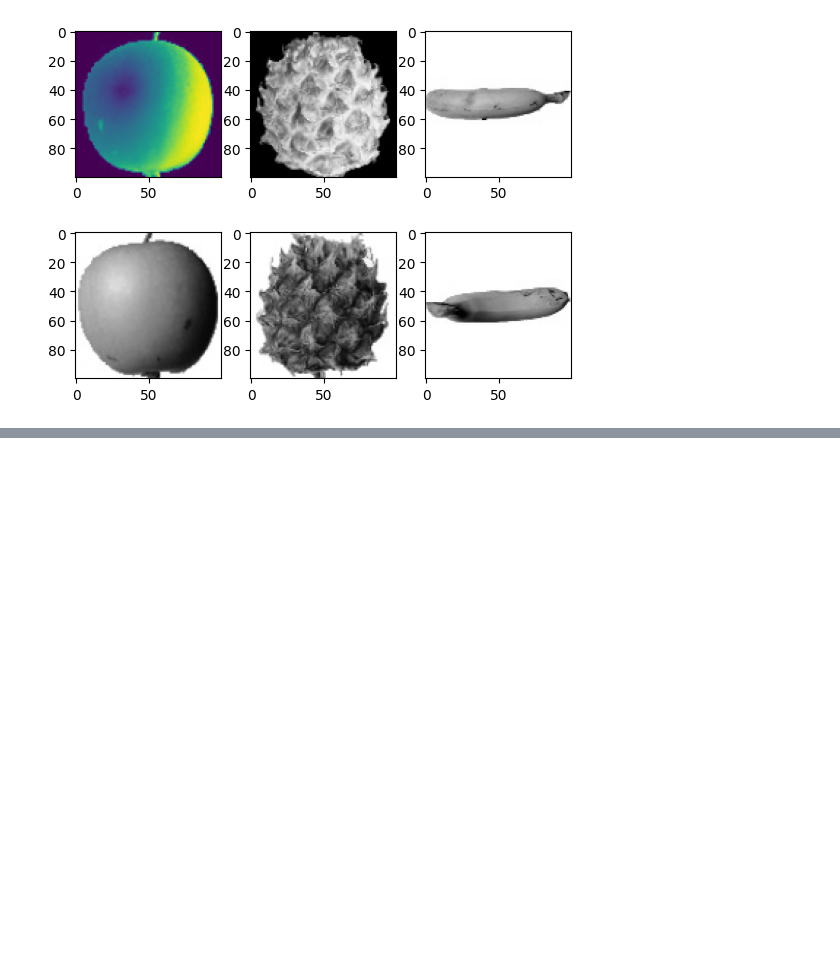
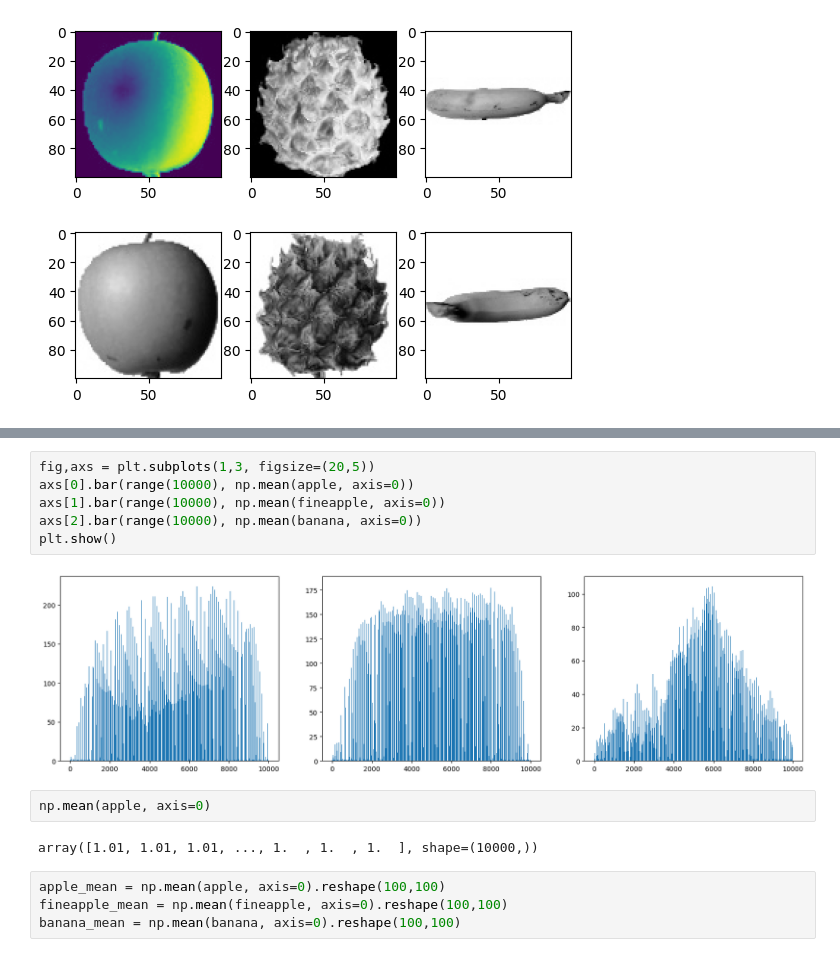
Before and after one commit to JSPARK0931/2025python, a Jupyter notebook: 02code/01test_new/16ml_cl01.ipynb, the cells around one changed output, grey strips where cells are left out. Cells and saved outputs as stored; diff of their text form; blank space fills up the shorter version.

```diff
--- a/02code/01test_new/16ml_cl01.ipynb
+++ b/02code/01test_new/16ml_cl01.ipynb
@@ -66,0 +140,16 @@ plt.show()
+# %%
+fig,axs = plt.subplots(1,3, figsize=(20,5))
+axs[0].bar(range(10000), np.mean(apple, axis=0))
+axs[1].bar(range(10000), np.mean(fineapple, axis=0))
+axs[2].bar(range(10000), np.mean(banana, axis=0))
+plt.show()
+# %% [output]
+[figure, added]
+# %%
+np.mean(apple, axis=0)
+# %% [output]
+array([1.01, 1.01, 1.01, ..., 1.  , 1.  , 1.  ], shape=(10000,))
+# %%
+apple_mean = np.mean(apple, axis=0).reshape(100,100)
+fineapple_mean = np.mean(fineapple, axis=0).reshape(100,100)
+banana_mean = np.mean(banana, axis=0).reshape(100,100)
```
Also changed, not shown: parts of 9 cells of this notebook.
